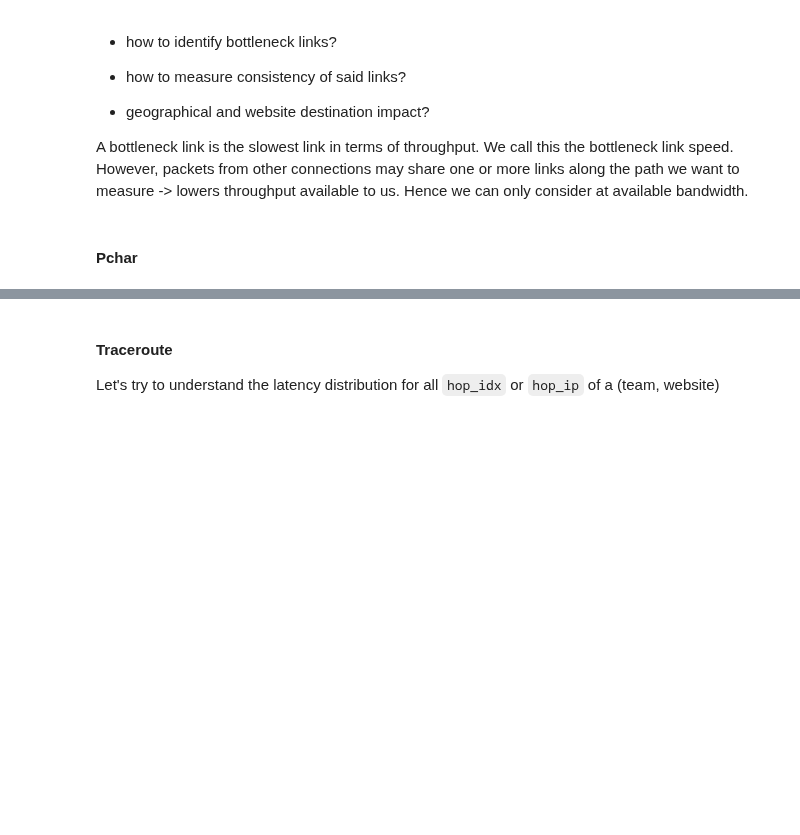
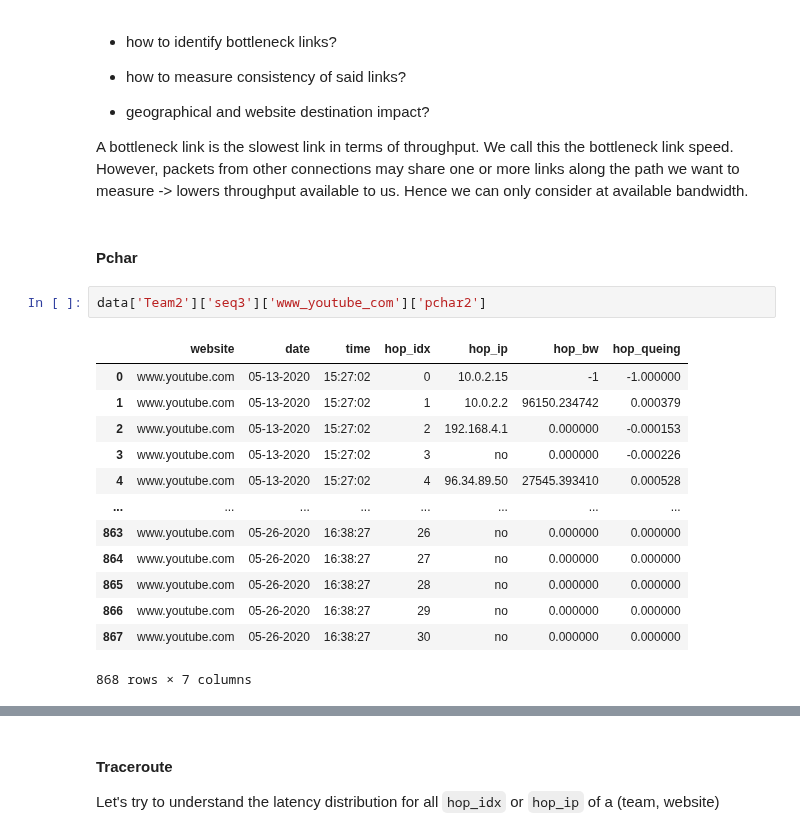
Before and after one commit to mbronckers/cmsc23360, a Jupyter notebook: p3/Analysis.ipynb, the cells around one changed output, grey strips where cells are left out. Saved outputs shown, nothing was run; the diff lists cells and outputs as text; blank space fills up the shorter version.

```diff
--- a/p3/Analysis.ipynb
+++ b/p3/Analysis.ipynb
@@ -297,3 +299,19 @@ An average daily route similarity index of 0.79 indicates that route divergence
 A bottleneck link is the slowest link in terms of throughput. We call this the bottleneck link speed. However, packets from other connections may share one or more links along the path we want to measure -> lowers throughput available to us. Hence we can only consider at available bandwidth.
 # %% [markdown]
 #### Pchar
+# %%
+data['Team2']['seq3']['www_youtube_com']['pchar2']
+# %% [output]
+|  | website | date | time | hop_idx | hop_ip | hop_bw | hop_queing |
+| 0 | www.youtube.com | 05-13-2020 | 15:27:02 | 0 | 10.0.2.15 | -1 | -1.000000 |
+| 1 | www.youtube.com | 05-13-2020 | 15:27:02 | 1 | 10.0.2.2 | 96150.234742 | 0.000379 |
+| 2 | www.youtube.com | 05-13-2020 | 15:27:02 | 2 | 192.168.4.1 | 0.000000 | -0.000153 |
+| 3 | www.youtube.com | 05-13-2020 | 15:27:02 | 3 | no | 0.000000 | -0.000226 |
+| 4 | www.youtube.com | 05-13-2020 | 15:27:02 | 4 | 96.34.89.50 | 27545.393410 | 0.000528 |
+| ... | ... | ... | ... | ... | ... | ... | ... |
+| 863 | www.youtube.com | 05-26-2020 | 16:38:27 | 26 | no | 0.000000 | 0.000000 |
+| 864 | www.youtube.com | 05-26-2020 | 16:38:27 | 27 | no | 0.000000 | 0.000000 |
+| 865 | www.youtube.com | 05-26-2020 | 16:38:27 | 28 | no | 0.000000 | 0.000000 |
+| 866 | www.youtube.com | 05-26-2020 | 16:38:27 | 29 | no | 0.000000 | 0.000000 |
+| 867 | www.youtube.com | 05-26-2020 | 16:38:27 | 30 | no | 0.000000 | 0.000000 |
+868 rows × 7 columns
```
Also changed, not shown: parts of 5 cells of this notebook.
